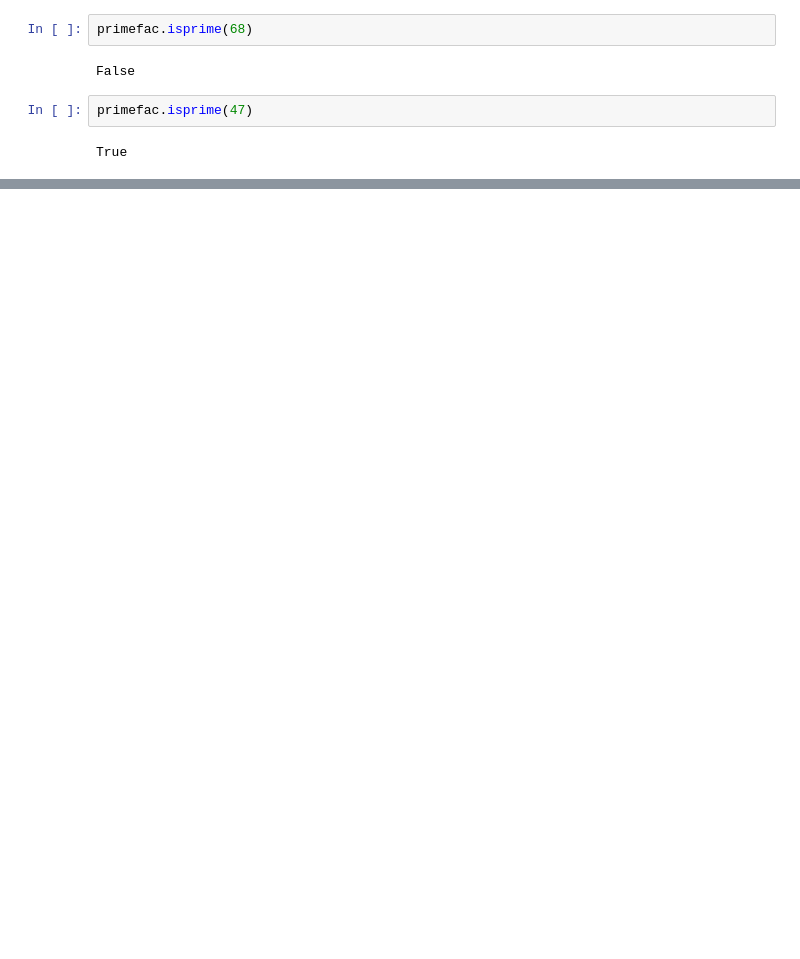
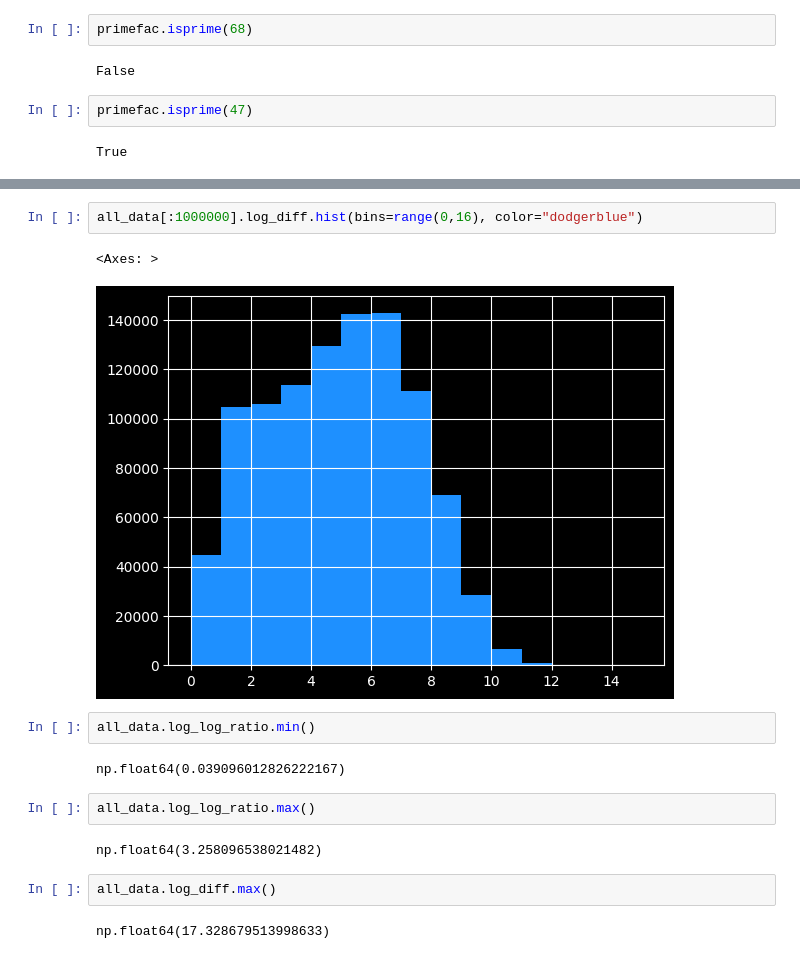
Before and after one commit to csdurfee/csdurfee.github.io, a Jupyter notebook: notebooks/primes.ipynb, the cells around one changed output, grey strips where cells are left out. Saved outputs shown, nothing was run; the diff lists cells and outputs as text; blank space fills up the shorter version.

```diff
--- a/notebooks/primes.ipynb
+++ b/notebooks/primes.ipynb
@@ -74,0 +218,17 @@ foo.sample(100000).hist()
+# %%
+all_data[:1000000].log_diff.hist(bins=range(0,16), color="dodgerblue")
+# %% [output]
+<Axes: >
+[figure, added]
+# %%
+all_data.log_log_ratio.min()
+# %% [output]
+np.float64(0.039096012826222167)
+# %%
+all_data.log_log_ratio.max()
+# %% [output]
+np.float64(3.258096538021482)
+# %%
+all_data.log_diff.max()
+# %% [output]
+np.float64(17.328679513998633)
```
Also changed, not shown: parts of 88 cells of this notebook, 3 other files.
